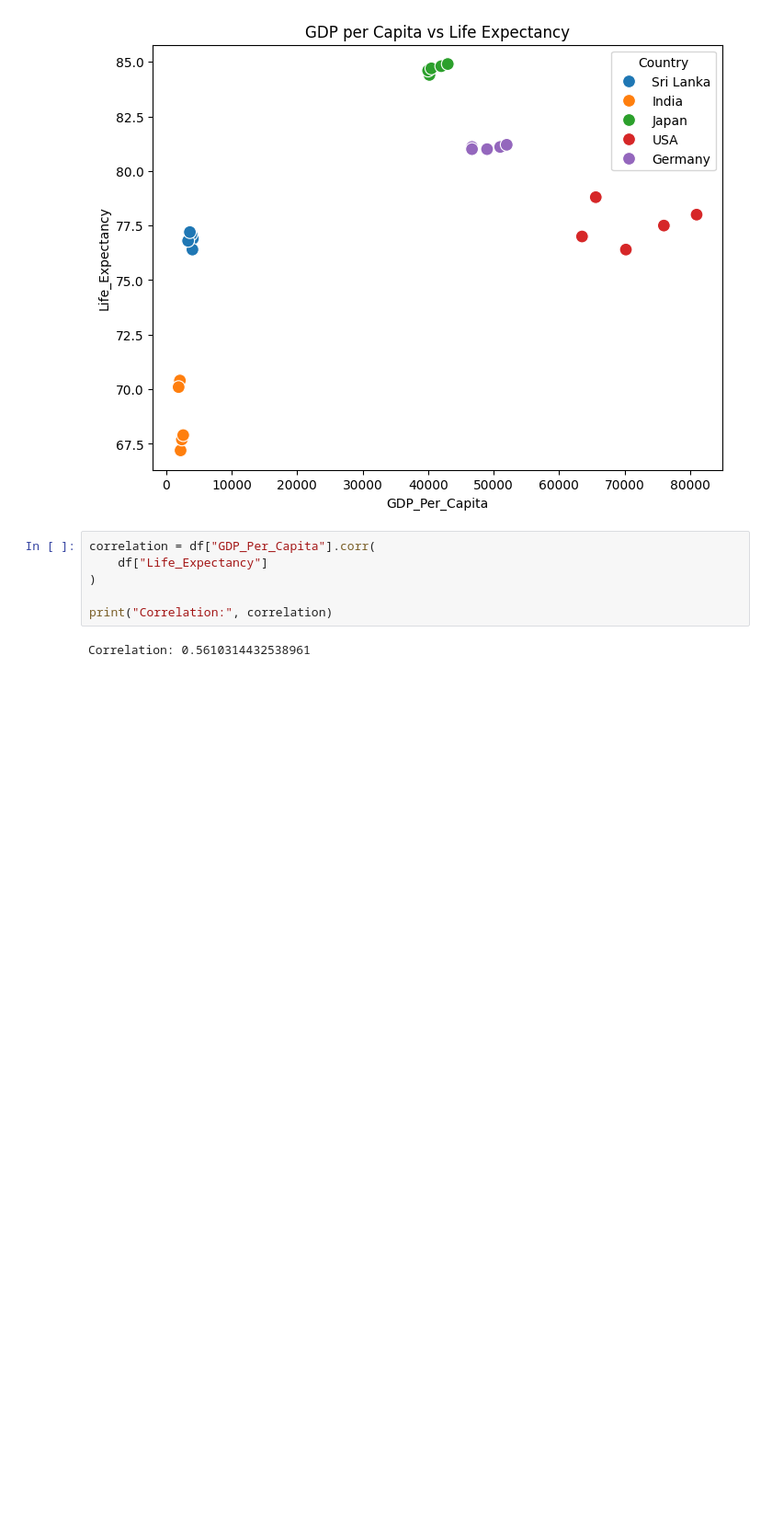
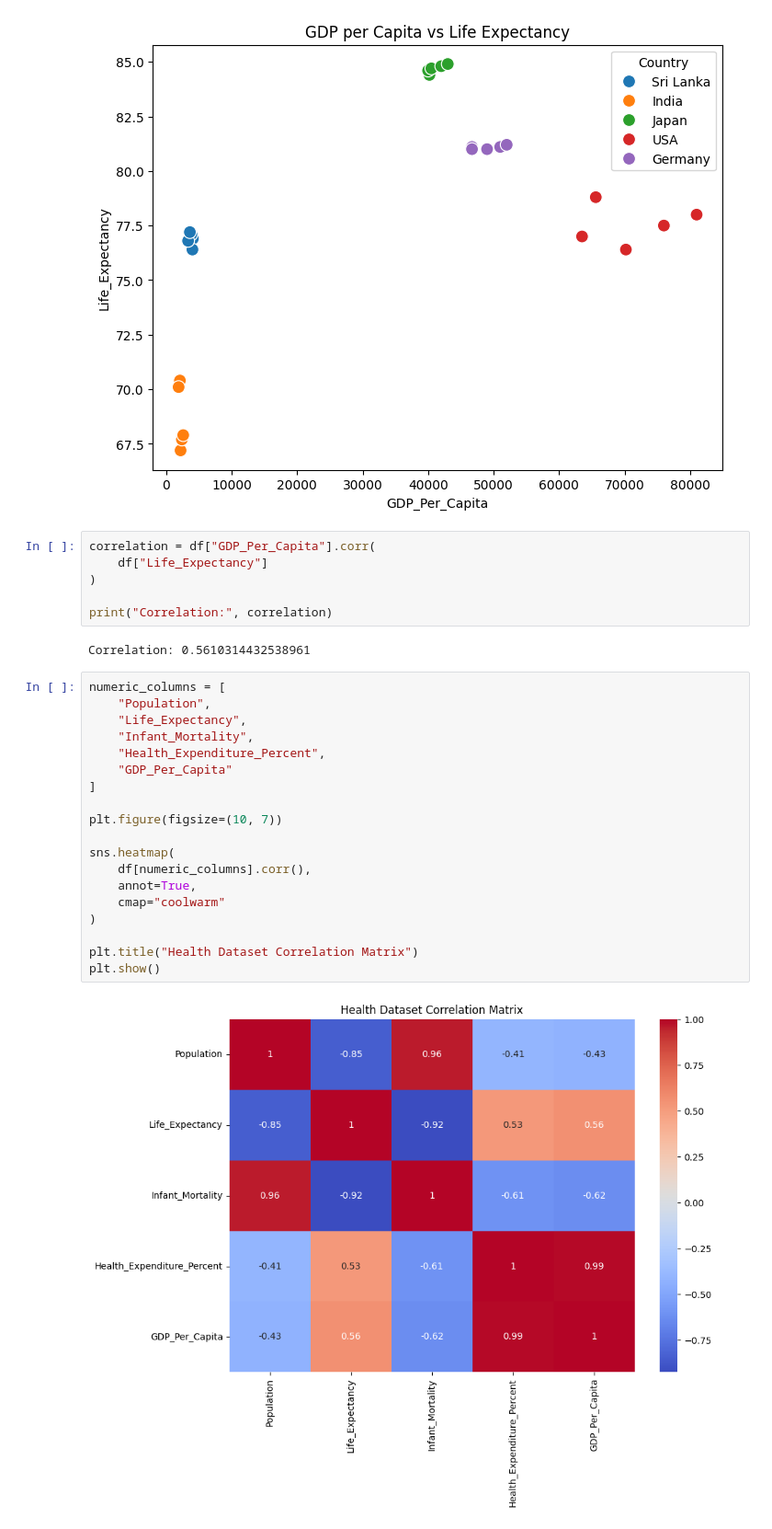
Before and after one commit to Savindi2002/data-science-journey, a Jupyter notebook: health-care project/health-data analysis.ipynb, the cells around one changed output. Shown at 92% size. Drawn from its saved outputs; the diff is of its cells as text; blank space fills up the shorter version.

Commit message:
Correlation heatmap

```diff
--- a/health-care project/health-data analysis.ipynb
+++ b/health-care project/health-data analysis.ipynb
@@ -151,3 +151,24 @@ correlation = df["GDP_Per_Capita"].corr(
 print("Correlation:", correlation)
 # %% [output]
 Correlation: 0.5610314432538961
+# %%
+numeric_columns = [
+    "Population",
+    "Life_Expectancy",
+    "Infant_Mortality",
+    "Health_Expenditure_Percent",
+    "GDP_Per_Capita"
+]
+
+plt.figure(figsize=(10, 7))
+
+sns.heatmap(
+    df[numeric_columns].corr(),
+    annot=True,
+    cmap="coolwarm"
+)
+
+plt.title("Health Dataset Correlation Matrix")
+plt.show()
+# %% [output]
+[figure, added]
```
